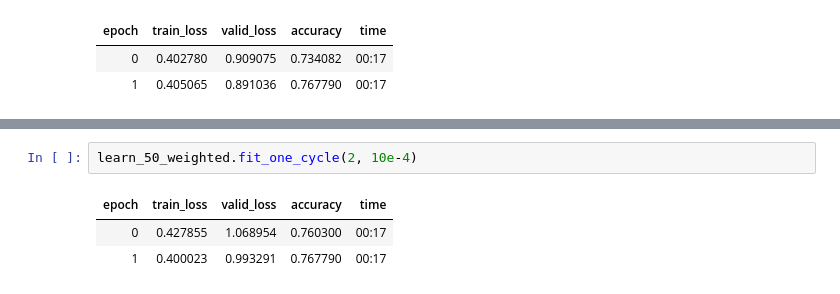
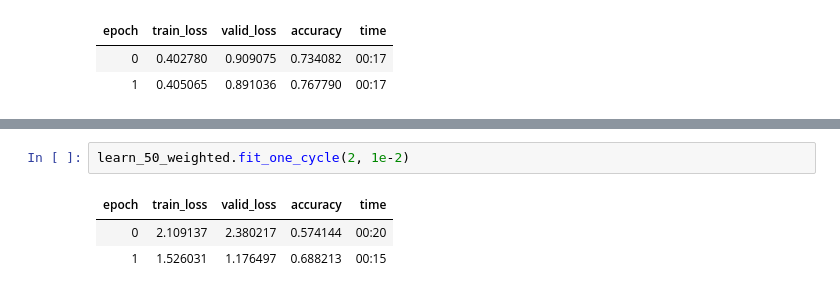
Before and after one commit to YoriVerbist/Bot-Ross, a Jupyter notebook: Classifier.ipynb, the cells around one changed output, grey strips where cells are left out. Saved outputs shown, nothing was run; the diff lists cells and outputs as text.

```diff
--- a/Classifier.ipynb
+++ b/Classifier.ipynb
@@ -147,6 +147,6 @@ SuggestedLRs(lr_min=6.30957365501672e-06, lr_steep=5.754399353463668e-06)
 # %%
-learn_50_weighted.fit_one_cycle(2, 10e-4)
+learn_50_weighted.fit_one_cycle(2, 1e-2)
 # %% [output]
 | epoch | train_loss | valid_loss | accuracy | time |
-| 0 | 0.427855 | 1.068954 | 0.760300 | 00:17 |
-| 1 | 0.400023 | 0.993291 | 0.767790 | 00:17 |
+| 0 | 2.109137 | 2.380217 | 0.574144 | 00:20 |
+| 1 | 1.526031 | 1.176497 | 0.688213 | 00:15 |
```
Also changed, not shown: parts of 9 cells of this notebook.
